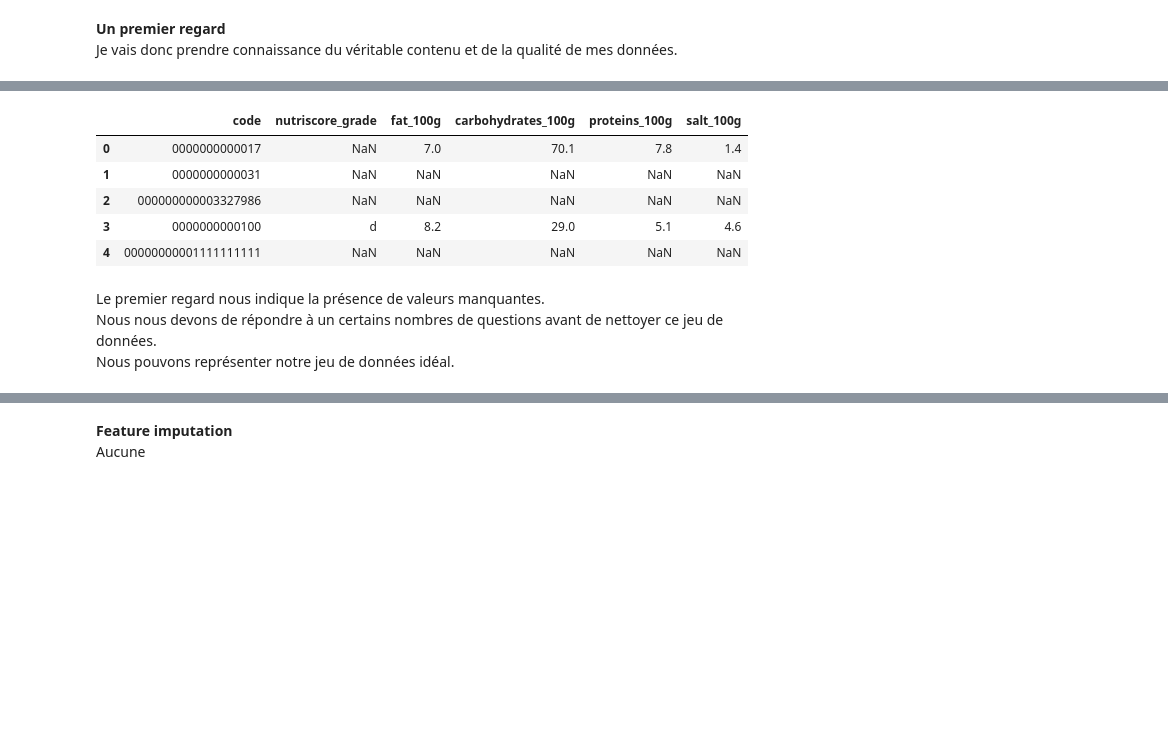
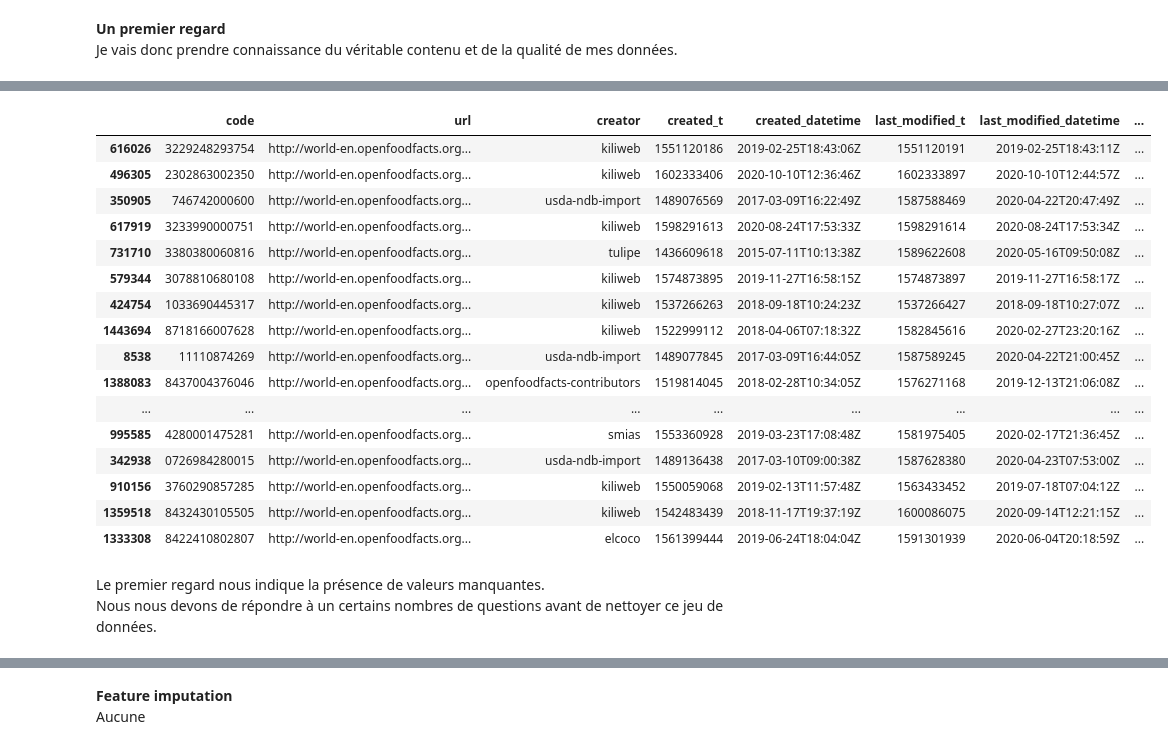
Before and after one commit to Loridan/openclassrooms-iml-projects, a Jupyter notebook: project2/P02_01_notebook_nettoyage.ipynb, the cells around one changed output, grey strips where cells are left out. Drawn from its saved outputs; the diff is of its cells as text; code cells hidden in the pictures; blank space fills up the shorter version.

```diff
--- a/project2/P02_01_notebook_nettoyage.ipynb
+++ b/project2/P02_01_notebook_nettoyage.ipynb
@@ -43,13 +53,24 @@ memory usage: 68.0+ MB
-# %%
-dataframe.head(5)
-# %% [output]
-|  | code | nutriscore_grade | fat_100g | carbohydrates_100g | proteins_100g | salt_100g |
-| 0 | 0000000000017 | NaN | 7.0 | 70.1 | 7.8 | 1.4 |
-| 1 | 0000000000031 | NaN | NaN | NaN | NaN | NaN |
-| 2 | 000000000003327986 | NaN | NaN | NaN | NaN | NaN |
-| 3 | 0000000000100 | d | 8.2 | 29.0 | 5.1 | 4.6 |
-| 4 | 00000000001111111111 | NaN | NaN | NaN | NaN | NaN |
+# %%
+pd.options.display.max_columns = 182
+dataframe.sample(50)
+# %% [output]
+|  | code | url | creator | created_t | created_datetime | last_modified_t | last_modified_datetime | ... |
+| 616026 | 3229248293754 | http://world-en.openfoodfacts.org... | kiliweb | 1551120186 | 2019-02-25T18:43:06Z | 1551120191 | 2019-02-25T18:43:11Z | ... |
+| 496305 | 2302863002350 | http://world-en.openfoodfacts.org... | kiliweb | 1602333406 | 2020-10-10T12:36:46Z | 1602333897 | 2020-10-10T12:44:57Z | ... |
+| 350905 | 746742000600 | http://world-en.openfoodfacts.org... | usda-ndb-import | 1489076569 | 2017-03-09T16:22:49Z | 1587588469 | 2020-04-22T20:47:49Z | ... |
+| 617919 | 3233990000751 | http://world-en.openfoodfacts.org... | kiliweb | 1598291613 | 2020-08-24T17:53:33Z | 1598291614 | 2020-08-24T17:53:34Z | ... |
+| 731710 | 3380380060816 | http://world-en.openfoodfacts.org... | tulipe | 1436609618 | 2015-07-11T10:13:38Z | 1589622608 | 2020-05-16T09:50:08Z | ... |
+| 579344 | 3078810680108 | http://world-en.openfoodfacts.org... | kiliweb | 1574873895 | 2019-11-27T16:58:15Z | 1574873897 | 2019-11-27T16:58:17Z | ... |
+| 424754 | 1033690445317 | http://world-en.openfoodfacts.org... | kiliweb | 1537266263 | 2018-09-18T10:24:23Z | 1537266427 | 2018-09-18T10:27:07Z | ... |
+| 1443694 | 8718166007628 | http://world-en.openfoodfacts.org... | kiliweb | 1522999112 | 2018-04-06T07:18:32Z | 1582845616 | 2020-02-27T23:20:16Z | ... |
+| 8538 | 11110874269 | http://world-en.openfoodfacts.org... | usda-ndb-import | 1489077845 | 2017-03-09T16:44:05Z | 1587589245 | 2020-04-22T21:00:45Z | ... |
+| 1388083 | 8437004376046 | http://world-en.openfoodfacts.org... | openfoodfacts-contributors | 1519814045 | 2018-02-28T10:34:05Z | 1576271168 | 2019-12-13T21:06:08Z | ... |
+| ... | ... | ... | ... | ... | ... | ... | ... | ... |
+| 995585 | 4280001475281 | http://world-en.openfoodfacts.org... | smias | 1553360928 | 2019-03-23T17:08:48Z | 1581975405 | 2020-02-17T21:36:45Z | ... |
+| 342938 | 0726984280015 | http://world-en.openfoodfacts.org... | usda-ndb-import | 1489136438 | 2017-03-10T09:00:38Z | 1587628380 | 2020-04-23T07:53:00Z | ... |
+| 910156 | 3760290857285 | http://world-en.openfoodfacts.org... | kiliweb | 1550059068 | 2019-02-13T11:57:48Z | 1563433452 | 2019-07-18T07:04:12Z | ... |
+| 1359518 | 8432430105505 | http://world-en.openfoodfacts.org... | kiliweb | 1542483439 | 2018-11-17T19:37:19Z | 1600086075 | 2020-09-14T12:21:15Z | ... |
+| 1333308 | 8422410802807 | http://world-en.openfoodfacts.org... | elcoco | 1561399444 | 2019-06-24T18:04:04Z | 1591301939 | 2020-06-04T20:18:59Z | ... |
 # %% [markdown]
 Le premier regard nous indique la présence de valeurs manquantes.
 Nous nous devons de répondre à un certains nombres de questions avant de nettoyer ce jeu de données.
-Nous pouvons représenter notre jeu de données idéal.
```
Also changed, not shown: parts of 40 cells of this notebook, 3 other files.
